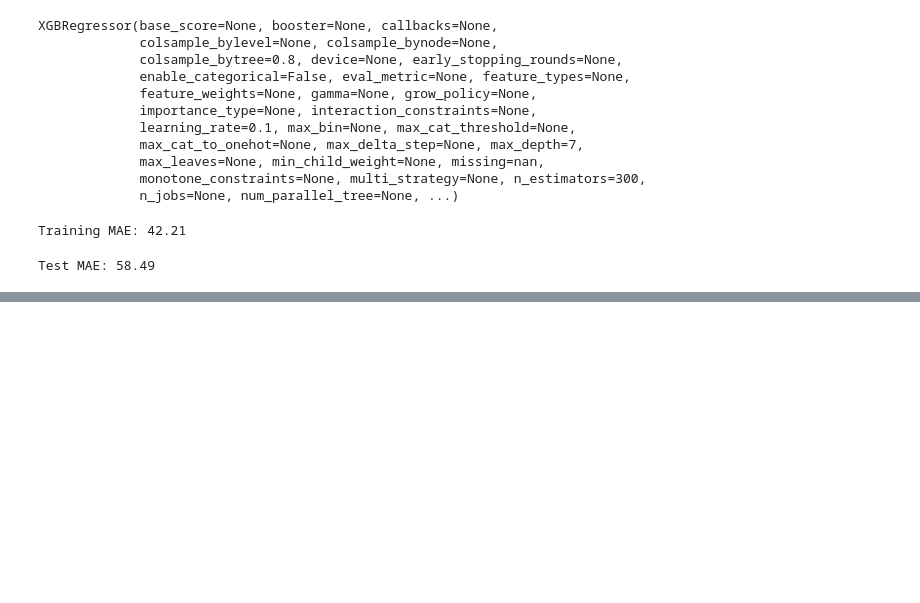
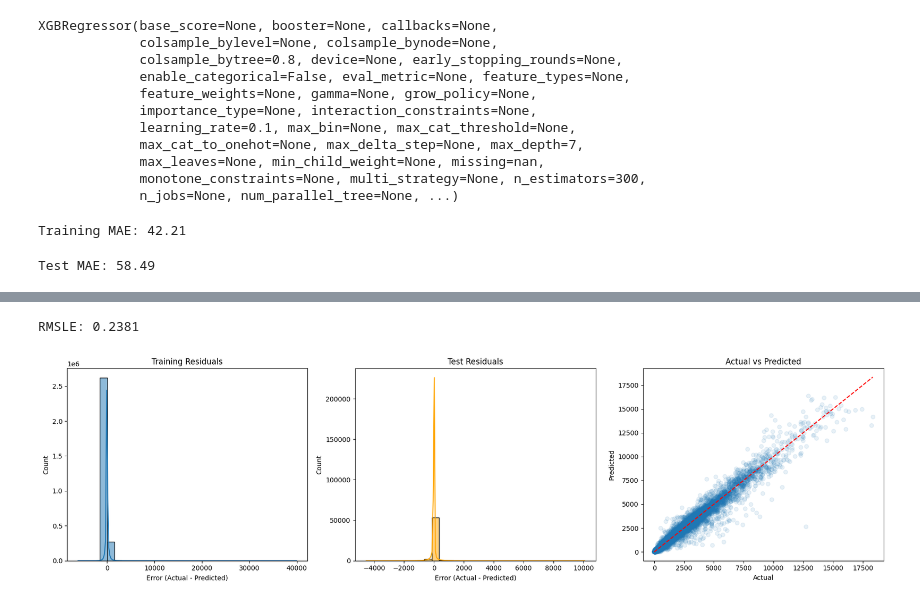
Before and after one commit to gregloos/Store-Sales-Forecasting, a Jupyter notebook: Neural_Forecasting.ipynb, the cells around one changed output, grey strips where cells are left out. Cells and saved outputs as stored; diff of their text form; code cells hidden in the pictures; blank space fills up the shorter version.

Commit message:
plotted the results and showed great accuracy, also used some other metrics to calculate the performance

```diff
--- a/Neural_Forecasting.ipynb
+++ b/Neural_Forecasting.ipynb
@@ -166,3 +166,21 @@ test_mae = mean_absolute_error(y_val, y_pred)
 print(f"Test MAE: {test_mae:.2f}")
 # %% [output]
 Test MAE: 58.49
+# %%
+model = XGBRegressor(
+    n_estimators = 1000,
+    learning_rate = 0.1,
+    max_depth = 7,
+    reg_alpha = 0,
+    reg_lambda = 0.5,
+    subsample = 1.0,
+    colsample_bytree = 0.8,
+    random_state = 42,
+    verbosity = 0,
+    tree_method = "gpu_hist",
+    early_stopping_rounds = 50
+)
+# %%
+model.fit(X_train, y_train,
+          eval_set = [(X_train, y_train), (X_val, y_val)],
+          verbose = True)
@@ -168,0 +216,32 @@ Test MAE: 58.49
+# %%
+from sklearn.metrics import mean_squared_log_error
+rmsle = mean_squared_log_error(y_val, np.clip(y_pred, 0, None))
+print(f"RMSLE: {rmsle:.4f}")
+# %% [output]
+RMSLE: 0.2381
+# %%
+plt.figure(figsize=(18, 5))
+
+plt.subplot(1, 3, 1)
+sns.histplot(y_train - y_fit, bins=30, kde=True)
+plt.title("Training Residuals")
+plt.xlabel("Error (Actual - Predicted)")
+
+
+plt.subplot(1, 3, 2)
+sns.histplot(y_val - y_pred, bins=30, kde=True, color='orange')
+plt.title("Test Residuals")
+plt.xlabel("Error (Actual - Predicted)")
+
+
+plt.subplot(1, 3, 3)
+plt.scatter(y_val, y_pred, alpha=0.1)
+plt.plot([y_val.min(), y_val.max()], [y_val.min(), y_val.max()], 'r--')
+plt.xlabel("Actual")
+plt.ylabel("Predicted")
+plt.title("Actual vs Predicted")
+
+plt.tight_layout()
+plt.show()
+# %% [output]
+[figure, added]
```
Also changed, not shown: parts of 2 cells of this notebook.
